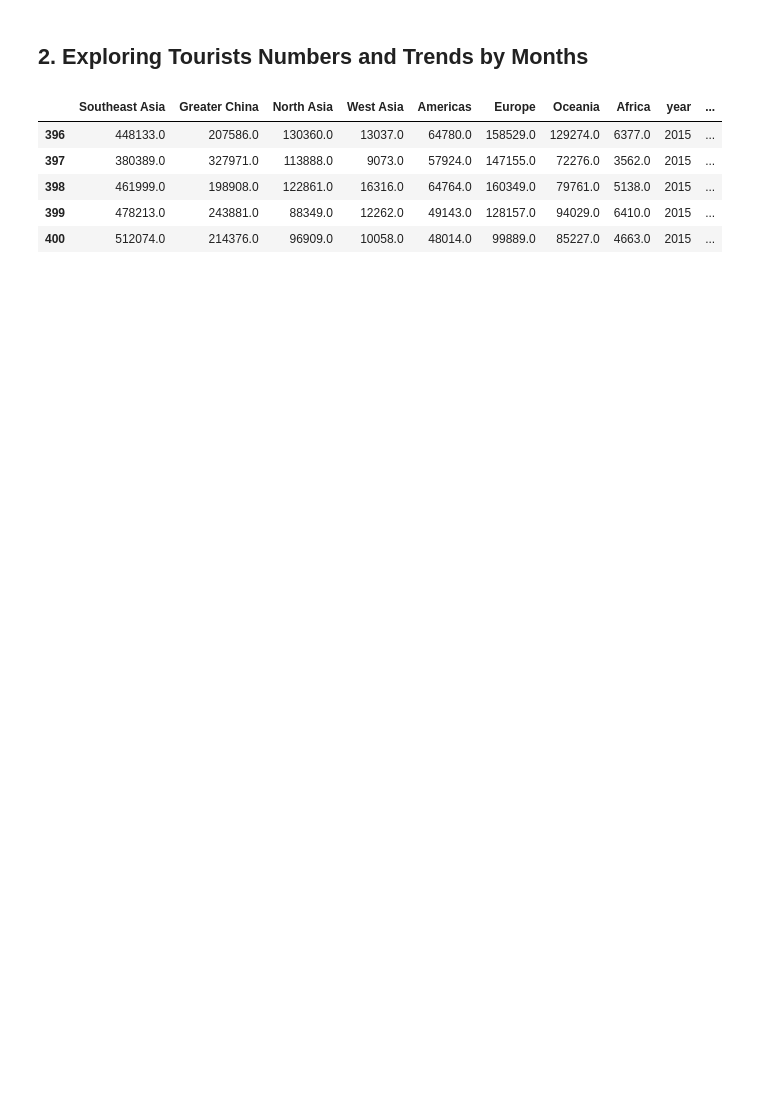
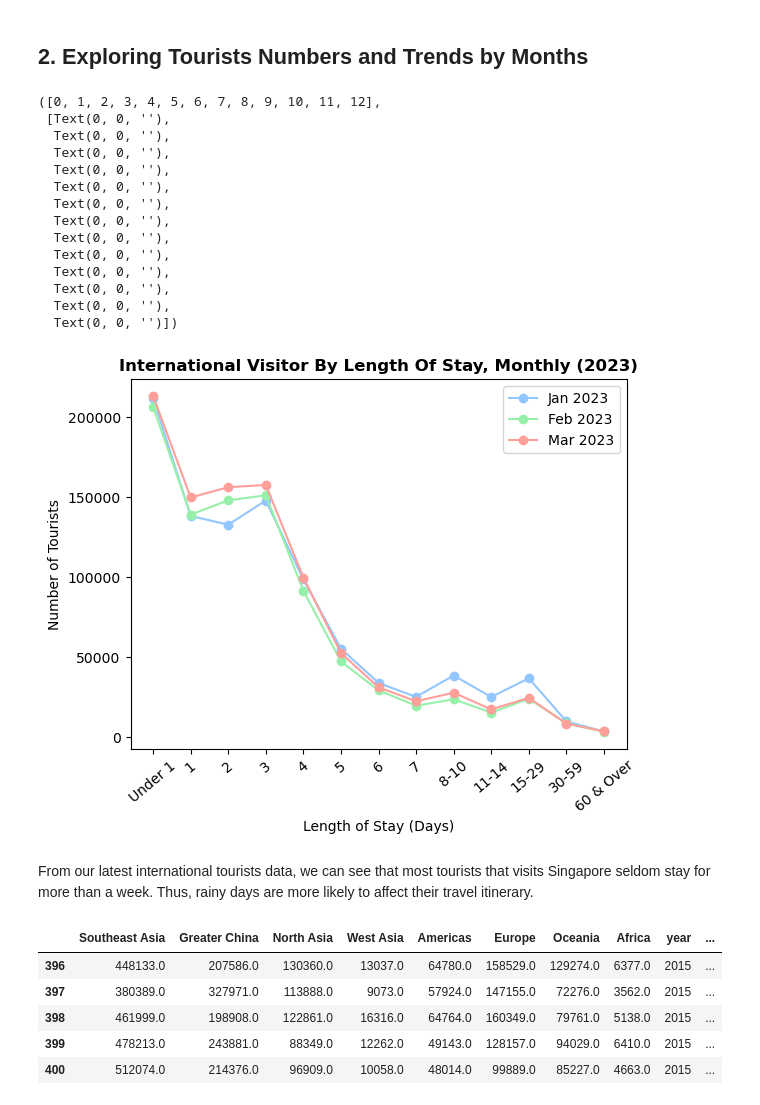
Before and after one commit to altheaxcvii/GA-Labs, a Jupyter notebook: Project 1/code/proj1code.ipynb, the cells around one changed output. Cells and saved outputs as stored; diff of their text form; code cells hidden in the pictures; blank space fills up the shorter version.

```diff
--- a/Project 1/code/proj1code.ipynb
+++ b/Project 1/code/proj1code.ipynb
@@ -36,6 +37,8 @@ mean_relative_humidity = pd.read_csv('data/relative-humidity-monthly-mean.csv')
 sunshine_duration = pd.read_csv('data/sunshine-duration-monthly-mean-daily-duration.csv')
 surface_air_temp = pd.read_csv('data/surface-air-temperature-monthly-mean.csv')
 profile = pd.read_excel('data/tourism-industry-profile-monthly.xlsx', sheet_name = 'T1')
+length_of_stay = pd.read_excel('data/tourism-industry-profile-monthly.xlsx', sheet_name = 'T2')
+revenue = pd.read_excel('data/singapore-tourism-revenue.xlsx', sheet_name='2019 TR')
 # %%
 #This project will only focus on 5 years trends starting from pre-COVID19 period [Jan 2015 to Dec 2019]
 #profile_5 = profile.loc[:, '2019 Dec':'2015 Jan']
@@ -125,3 +128,15 @@ Data columns (total 16 columns):
  15  month                      488 non-null    object
 dtypes: float64(12), int64(2), object(2)
 memory usage: 64.8+ KB
+# %%
+#preparing and cleaning length of stay data
+length_of_stay = length_of_stay.iloc[1:-1,:4]
+length_of_stay.drop(11, inplace=True)
+length_of_stay.rename({'Data Series':'Length of Stay'}, axis = 1, inplace=True)
+length_of_stay['Length of Stay'] = length_of_stay['Length of Stay'].str[:-9].str.strip()
+length_of_stay = length_of_stay.T
+length_of_stay.columns = length_of_stay.iloc[0]
+length_of_stay.drop('Length of Stay', axis=0, inplace=True)
+length_of_stay = length_of_stay[::-1]
+length_of_stay.iloc[:,1:] = length_of_stay.iloc[:,1:].astype('Int64')
+length_of_stay.columns = length_of_stay.columns.str.replace(' Days', '').str.replace(' Day', '')
@@ -240,5 +373,32 @@ plt.xlim((-5,100))
 # %% [markdown]
 <h2>2. Exploring Tourists Numbers and Trends by Months</h2>
+# %%
+plt.plot(length_of_stay.loc['2023 Jan'], marker = 'o', label = 'Jan 2023')
+plt.plot(length_of_stay.loc['2023 Feb'], marker = 'o', label = 'Feb 2023')
+plt.plot(length_of_stay.loc['2023 Mar'], marker = 'o', label = 'Mar 2023')
+plt.title('International Visitor By Length Of Stay, Monthly (2023)', fontweight='bold')
+plt.ylabel('Number of Tourists')
+plt.xlabel('Length of Stay (Days)')
+plt.legend()
+plt.xticks(rotation = 40)
+# %% [output]
+([0, 1, 2, 3, 4, 5, 6, 7, 8, 9, 10, 11, 12],
+ [Text(0, 0, ''),
+  Text(0, 0, ''),
+  Text(0, 0, ''),
+  Text(0, 0, ''),
+  Text(0, 0, ''),
+  Text(0, 0, ''),
+  Text(0, 0, ''),
+  Text(0, 0, ''),
+  Text(0, 0, ''),
+  Text(0, 0, ''),
+  Text(0, 0, ''),
+  Text(0, 0, ''),
+  Text(0, 0, '')])
+[figure, added]
+# %% [markdown]
+From our latest international tourists data, we can see that most tourists that visits Singapore seldom stay for more than a week. Thus, rainy days are more likely to affect their travel itinerary.
 # %%
 #I will extract out 5 years worth of data to analyze starting from 2019 to avoid COVID-19 years
 five_years_tourists = pd.concat([profile_by_region[(profile_by_region['year'] <= 2019) & (profile_by_region['year'] >= 2015)].iloc[:,1:9],
```
Also changed, not shown: parts of 49 cells of this notebook, 3 other files.
